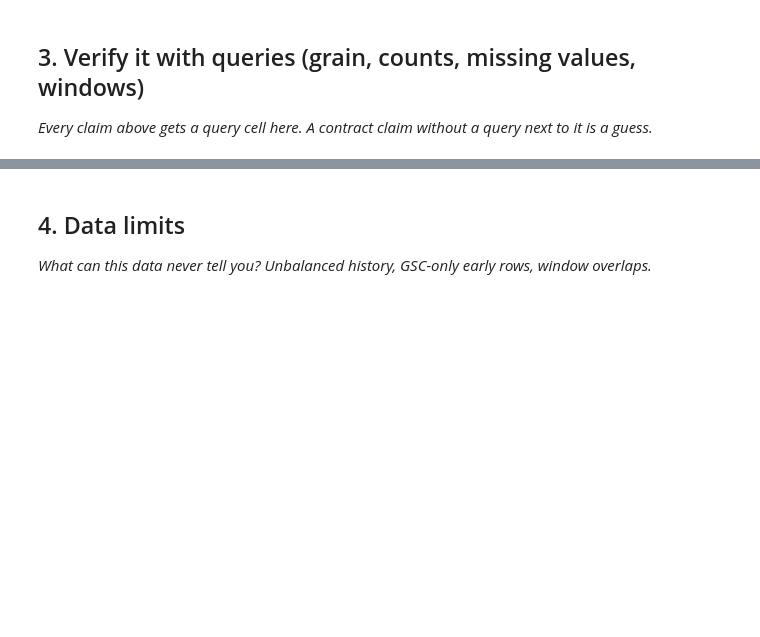
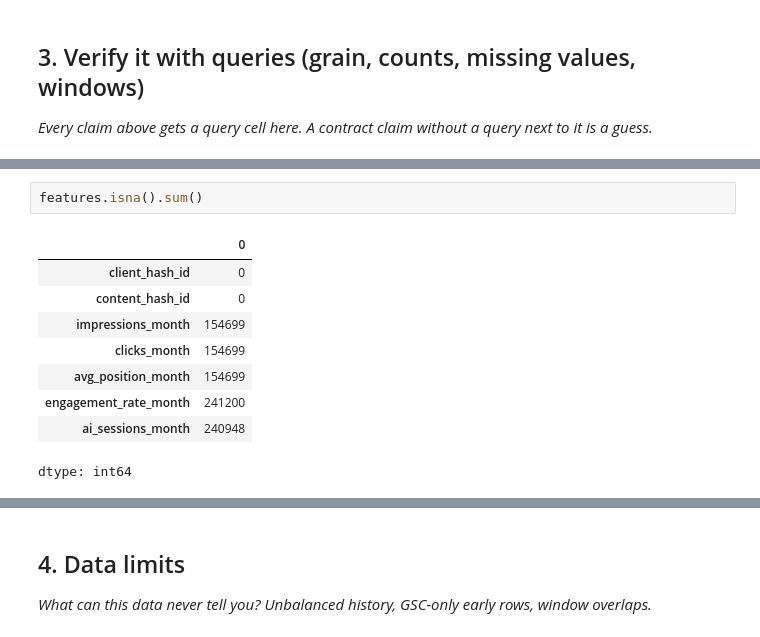
Before and after one commit to SNK005/flyrank-ml-internship, a Jupyter notebook: work/notebooks/w03_data_contract.ipynb, the cells around one changed output, grey strips where cells are left out. Drawn from its saved outputs; the diff is of its cells as text; blank space fills up the shorter version.

```diff
--- a/work/notebooks/w03_data_contract.ipynb
+++ b/work/notebooks/w03_data_contract.ipynb
@@ -29,0 +140,12 @@ This skeleton is yours to fill. Work the sections **in order** — each one has
+# %%
+features.isna().sum()
+# %% [output]
+|  | 0 |
+| client_hash_id | 0 |
+| content_hash_id | 0 |
+| impressions_month | 154699 |
+| clicks_month | 154699 |
+| avg_position_month | 154699 |
+| engagement_rate_month | 241200 |
+| ai_sessions_month | 240948 |
+dtype: int64
```
Also changed, not shown: parts of 27 cells of this notebook.
